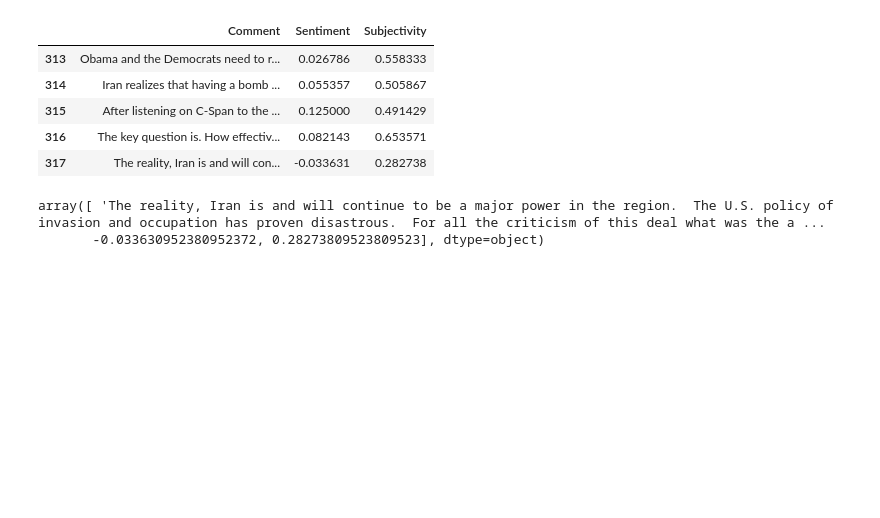
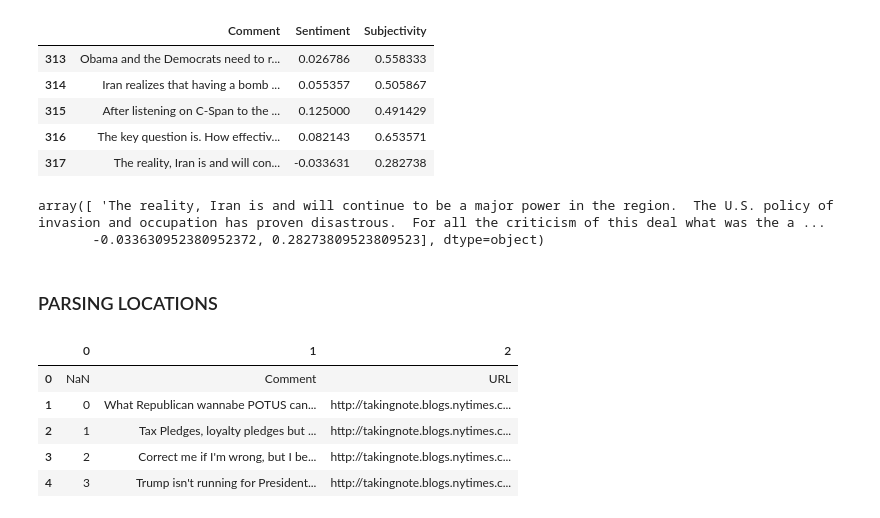
Before and after one commit to PeggyFan/NYT_project, a Jupyter notebook: Sentiment_score.ipynb, the cells around one changed output. Saved outputs shown, nothing was run; the diff lists cells and outputs as text; code cells hidden in the pictures; blank space fills up the shorter version.

```diff
--- a/Sentiment_score.ipynb
+++ b/Sentiment_score.ipynb
@@ -354,3 +361,17 @@ table.ix[317].values
 # %% [output]
 array([ 'The reality, Iran is and will continue to be a major power in the region.  The U.S. policy of invasion and occupation has proven disastrous.  For all the criticism of this deal what was the a ...
        -0.033630952380952372, 0.28273809523809523], dtype=object)
+# %% [markdown]
+### PARSING LOCATIONS
+# %%
+import pandas as pd
+data = pd.read_csv('old_notebooks/hilary_full.csv', header = None)
+# %%
+data.head()
+# %% [output]
+|  | 0 | 1 | 2 |
+| 0 | NaN | Comment | URL |
+| 1 | 0 | What Republican wannabe POTUS can... | http://takingnote.blogs.nytimes.c... |
+| 2 | 1 | Tax Pledges, loyalty pledges but ... | http://takingnote.blogs.nytimes.c... |
+| 3 | 2 | Correct me if I'm wrong, but I be... | http://takingnote.blogs.nytimes.c... |
+| 4 | 3 | Trump isn't running for President... | http://takingnote.blogs.nytimes.c... |
```
Also changed, not shown: parts of 3 cells of this notebook, 3 other files.
